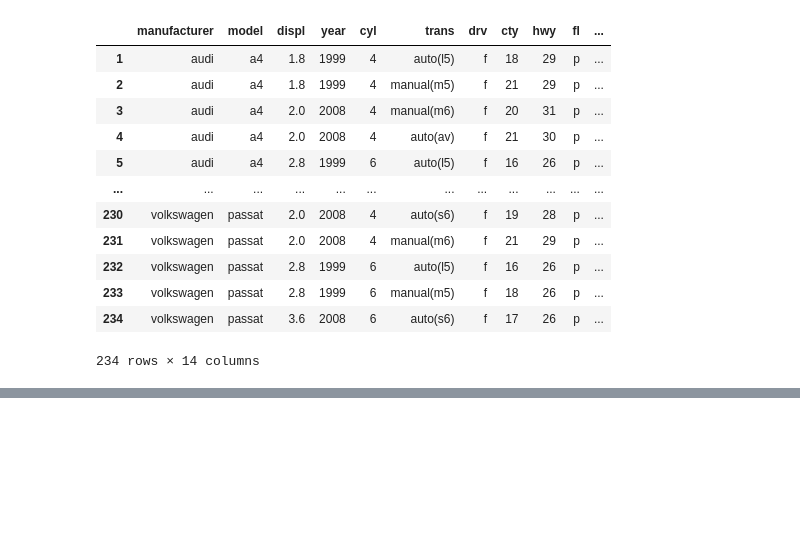
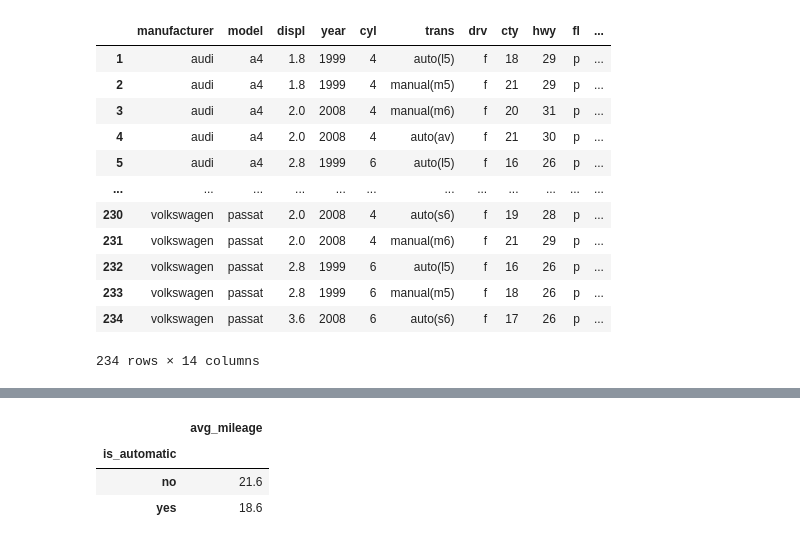
Before and after one commit to Larry-Holmes/numpy-pandas-visualization-exercises, a Jupyter notebook: advanced_dataframes.ipynb, the cells around one changed output, grey strips where cells are left out. Saved outputs shown, nothing was run; the diff lists cells and outputs as text; code cells hidden in the pictures; blank space fills up the shorter version.

```diff
--- a/advanced_dataframes.ipynb
+++ b/advanced_dataframes.ipynb
@@ -299,7 +313,7 @@ mpg_df
 # Create a column named average_mileage like you did in the DataFrames exercises;
 # this is the mean of the city and highway mileage.
 
-mpg_df['avg_mileage'] = round(mpg_df.cty/mpg_df.hwy, 2)*100
+mpg_df['avg_mileage'] = round(2/(1/mpg_df.cty+1/mpg_df.hwy), 2)
 mpg_df
 # %% [output]
 |  | manufacturer | model | displ | year | cyl | trans | drv | cty | hwy | fl | ... |
@@ -341,2 +375,9 @@ mpg_df
 # %%
 # Do automatic or manual cars have better miles per gallon?
+
+mpg_df.groupby('is_automatic')[['avg_mileage']].mean().round(1)
+# %% [output]
+|  | avg_mileage |
+| is_automatic |  |
+| no | 21.6 |
+| yes | 18.6 |
```
Also changed, not shown: parts of 12 cells of this notebook, 2 other files.
